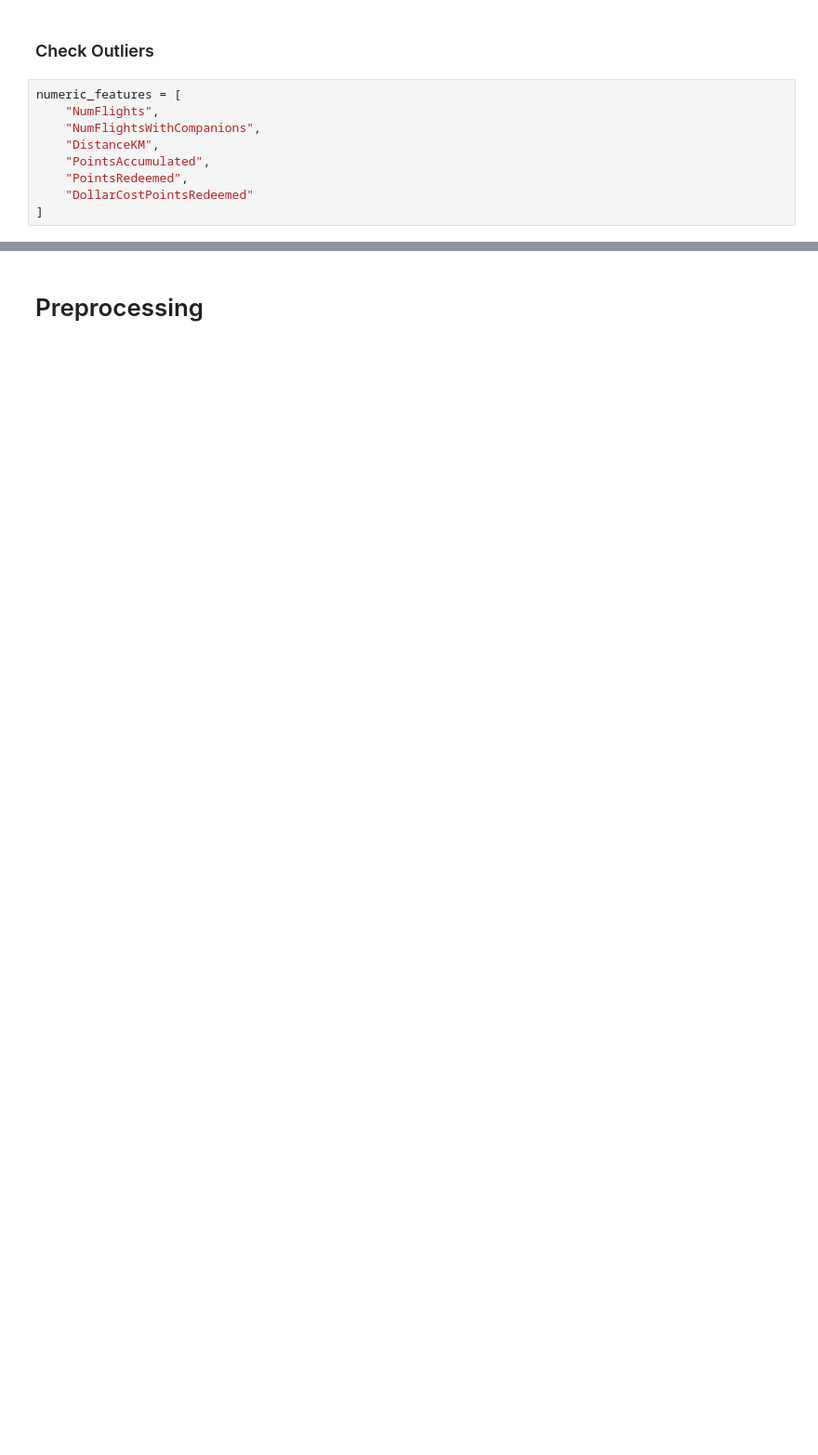
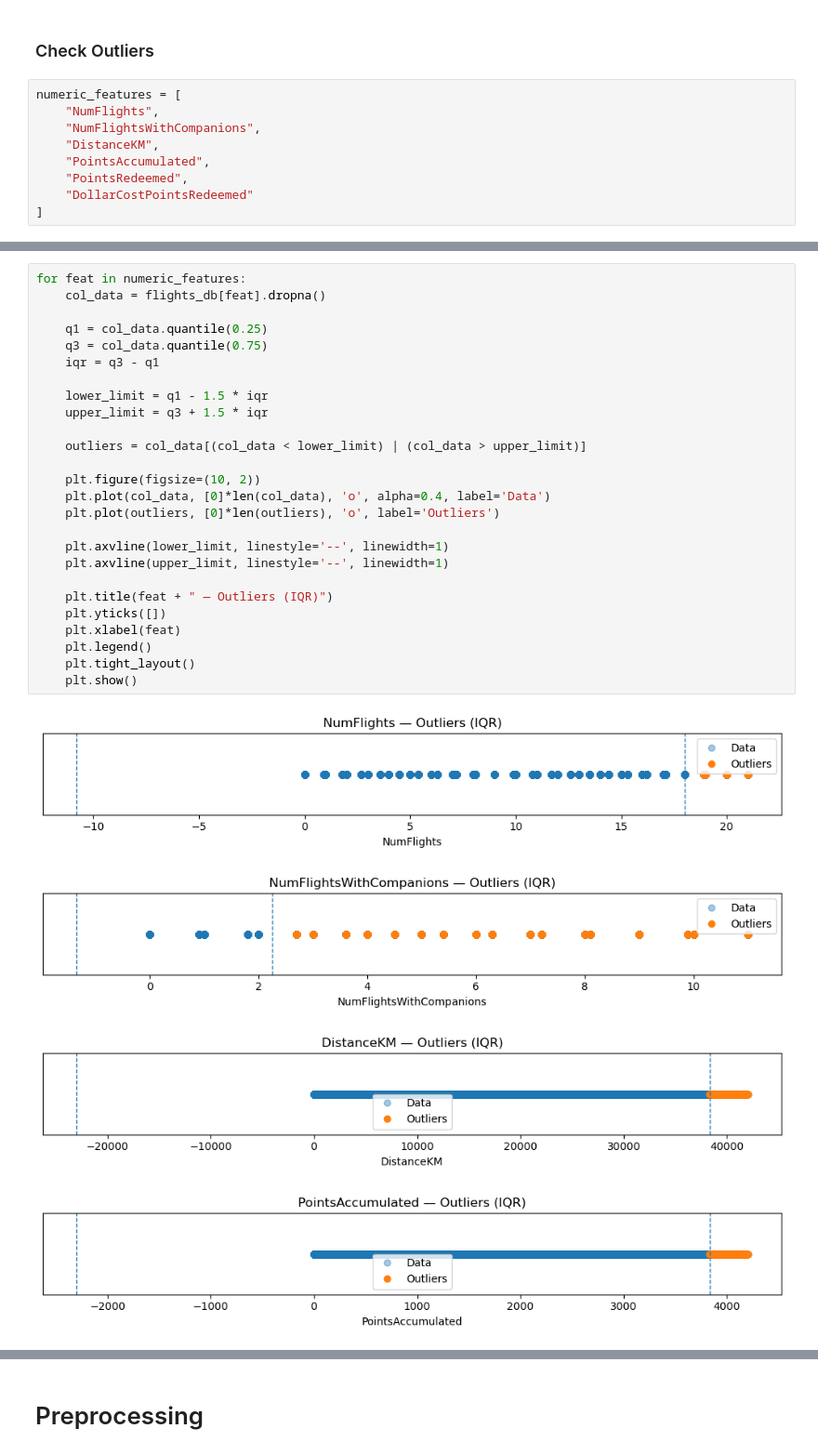
Before and after one commit to lucasdmcax/data_mining, a Jupyter notebook: Group20_EDA_Code.ipynb, the cells around one changed output, grey strips where cells are left out. Shown at 93% size. Cells and saved outputs as stored; diff of their text form; blank space fills up the shorter version.

```diff
--- a/Group20_EDA_Code.ipynb
+++ b/Group20_EDA_Code.ipynb
@@ -227,0 +220,31 @@ plt.show()
+# %%
+for feat in numeric_features:
+    col_data = flights_db[feat].dropna()
+
+    q1 = col_data.quantile(0.25)
+    q3 = col_data.quantile(0.75)
+    iqr = q3 - q1
+
+    lower_limit = q1 - 1.5 * iqr
+    upper_limit = q3 + 1.5 * iqr
+
+    outliers = col_data[(col_data < lower_limit) | (col_data > upper_limit)]
+
+    plt.figure(figsize=(10, 2))
+    plt.plot(col_data, [0]*len(col_data), 'o', alpha=0.4, label='Data')
+    plt.plot(outliers, [0]*len(outliers), 'o', label='Outliers')
+
+    plt.axvline(lower_limit, linestyle='--', linewidth=1)
+    plt.axvline(upper_limit, linestyle='--', linewidth=1)
+
+    plt.title(feat + " — Outliers (IQR)")
+    plt.yticks([])
+    plt.xlabel(feat)
+    plt.legend()
+    plt.tight_layout()
+    plt.show()
+# %% [output]
+[figure, added]
+[figure, added]
+[figure, added]
+[figure, added]
```
Also changed, not shown: parts of 13 cells of this notebook.
